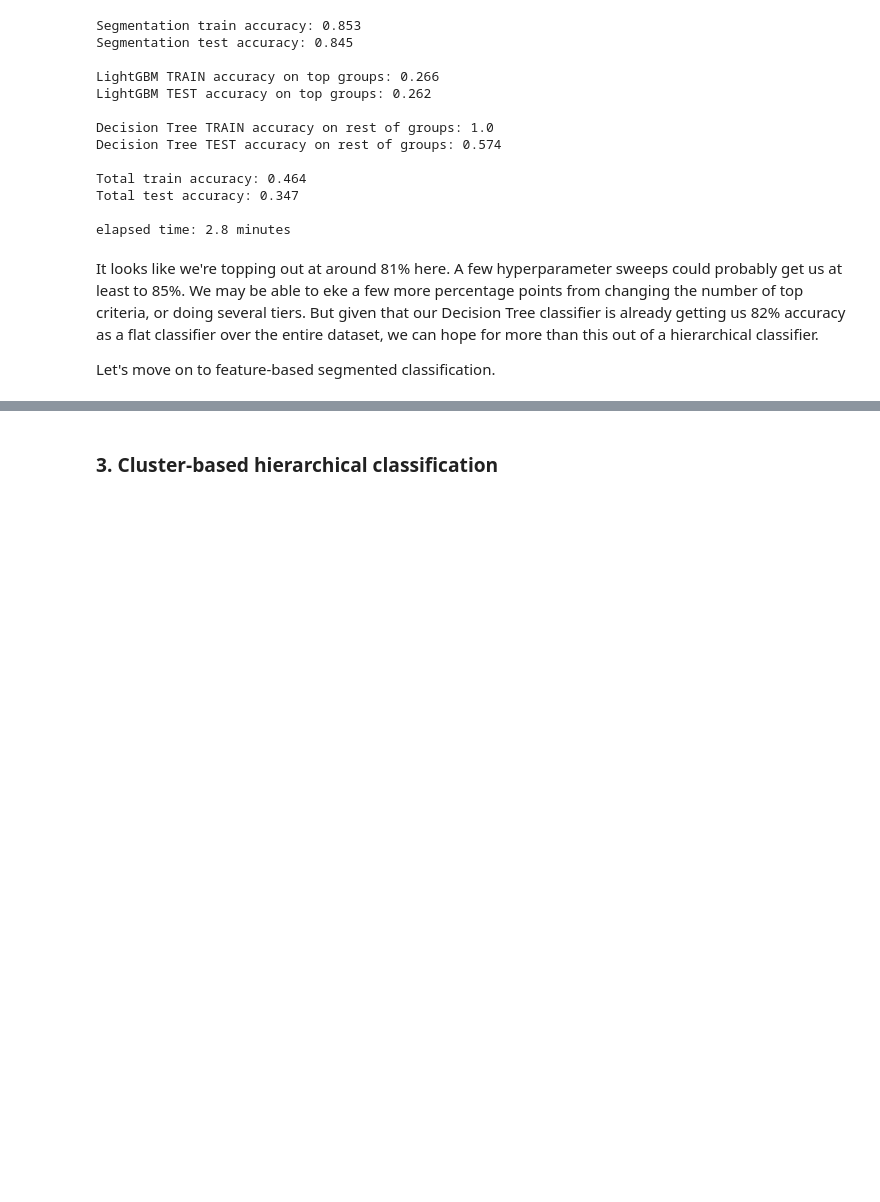
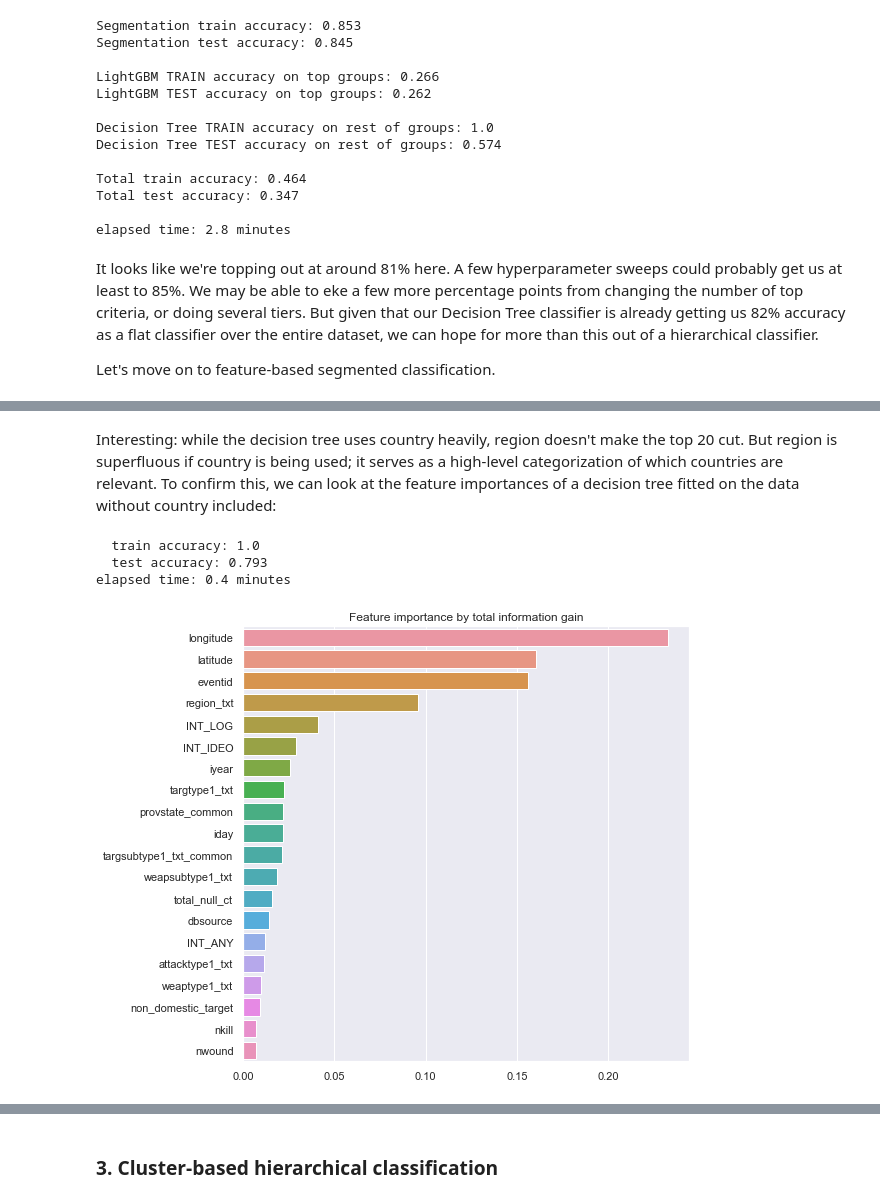
Before and after one commit to gqfiddler/terrorism-attribution-engine, a Jupyter notebook: UPDATED_terrorism_attribution_engine.ipynb, the cells around one changed output, grey strips where cells are left out. Drawn from its saved outputs; the diff is of its cells as text; code cells hidden in the pictures; blank space fills up the shorter version.

```diff
--- a/UPDATED_terrorism_attribution_engine.ipynb
+++ b/UPDATED_terrorism_attribution_engine.ipynb
@@ -1295,0 +1520,38 @@ Let's move on to feature-based segmented classification.
+# %% [markdown]
+Interesting: while the decision tree uses country heavily, region doesn't make the top 20 cut.  But region is superfluous if country is being used; it serves as a high-level categorization of which countries are relevant. To confirm this, we can look at the feature importances of a decision tree fitted on the data without country included:
+# %%
+# WITHOUT COUNTRY_TXT
+# fit tree and print accuracy to confirm it's working correctly
+dtc = DecisionTreeClassifier()
+country_cols = [col for col in dummy_df.columns if 'country_txt' in col]
+quick_test_model(dtc, dummy_df.drop(country_cols + ['gname'], axis=1), dummy_df.gname)
+
+# label and sort feature importances
+fi_tups = sorted(
+    zip(dummy_df.drop(country_cols + ['gname'], axis=1).columns, dtc.feature_importances_), key=lambda x: -x[1])
+
+# compile importances for all dummies of each categorical feature
+for str_col in gtd_filled_df.select_dtypes('object').columns:
+    matching_tups = []
+    summed_imp = (str_col, 0)
+    for tup in fi_tups:
+        if str_col in tup[0]:
+            summed_imp = (summed_imp[0], summed_imp[1] + tup[1])
+            matching_tups.append(tup)
+    fi_tups.append(summed_imp)
+    for tup in matching_tups:
+        fi_tups.remove(tup)
+fi_tups = sorted(fi_tups, key=lambda x: -x[1])
+
+# plot
+plt.figure(figsize=(8,8))
+x_imp = [tup[0] for tup in fi_tups[:20]]
+y_labels = [tup[1] for tup in fi_tups[:20]]
+sns.barplot(y_labels, x_imp)
+plt.title("Feature importance by total information gain")
+plt.show()
+# %% [output]
+  train accuracy: 1.0
+  test accuracy: 0.793
+elapsed time: 0.4 minutes
+[figure, added]
```
Also changed, not shown: parts of 57 cells of this notebook, 1 other file.
